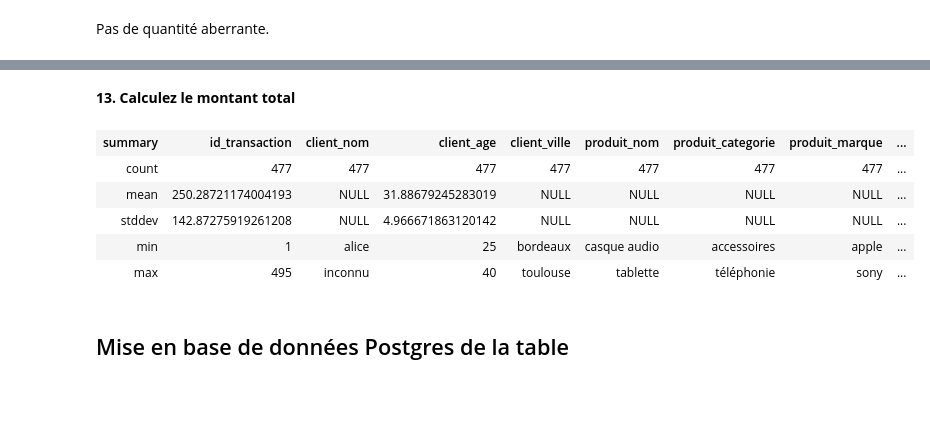
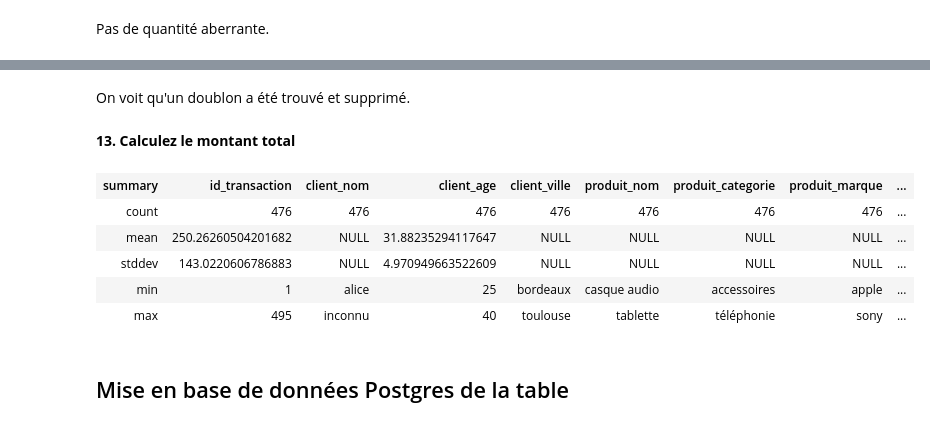
Before and after one commit to cesarGattano/intro_PySpark_DBT, a Jupyter notebook: brief.ipynb, the cells around one changed output, grey strips where cells are left out. Cells and saved outputs as stored; diff of their text form; code cells hidden in the pictures; blank space fills up the shorter version.

Commit message:
feat: :sparkles: Delete duplicate

```diff
--- a/brief.ipynb
+++ b/brief.ipynb
@@ -497,0 +500,15 @@ Pas de quantité aberrante.
+# %%
+ventes_12 = ventes_11.dropDuplicates(
+    ['client_nom',
+    'client_age',
+    'client_ville',
+    'produit_nom',
+    'produit_categorie',
+    'produit_marque',
+    'prix_catalogue',
+    'magasin_nom',
+    'magasin_type',
+    'magasin_region',
+    'date',
+    'quantite'])
+ventes_12.describe()
@@ -498,13 +522,15 @@ Pas de quantité aberrante.
+# %% [markdown]
+On voit qu'un doublon a été trouvé et supprimé.
 # %% [markdown]
 **13. Calculez le montant total**
 # %%
-ventes_clean = ventes_11.withColumn('montant_total', ventes_11.prix_catalogue * ventes_11.quantite)
+ventes_clean = ventes_12.withColumn('montant_total', ventes_12.prix_catalogue * ventes_12.quantite)
 ventes_clean.describe()
 # %% [output]
 | summary | id_transaction | client_nom | client_age | client_ville | produit_nom | produit_categorie | produit_marque | ... |
-| count | 477 | 477 | 477 | 477 | 477 | 477 | 477 | ... |
-| mean | 250.28721174004193 | NULL | 31.88679245283019 | NULL | NULL | NULL | NULL | ... |
-| stddev | 142.87275919261208 | NULL | 4.966671863120142 | NULL | NULL | NULL | NULL | ... |
+| count | 476 | 476 | 476 | 476 | 476 | 476 | 476 | ... |
+| mean | 250.26260504201682 | NULL | 31.88235294117647 | NULL | NULL | NULL | NULL | ... |
+| stddev | 143.0220606786883 | NULL | 4.970949663522609 | NULL | NULL | NULL | NULL | ... |
 | min | 1 | alice | 25 | bordeaux | casque audio | accessoires | apple | ... |
 | max | 495 | inconnu | 40 | toulouse | tablette | téléphonie | sony | ... |
 # %% [markdown]
```
Also changed, not shown: parts of 2 cells of this notebook.
